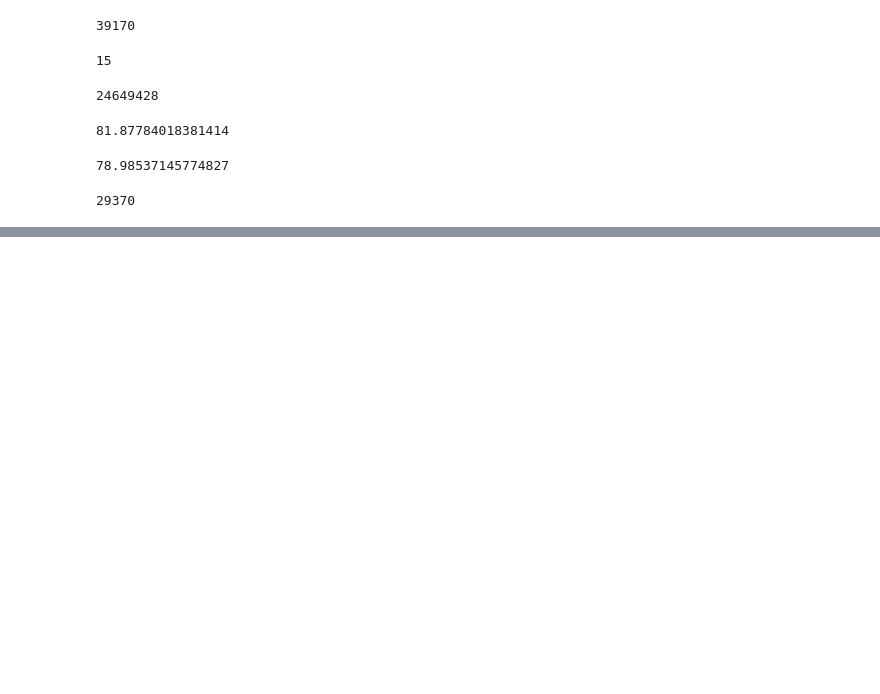
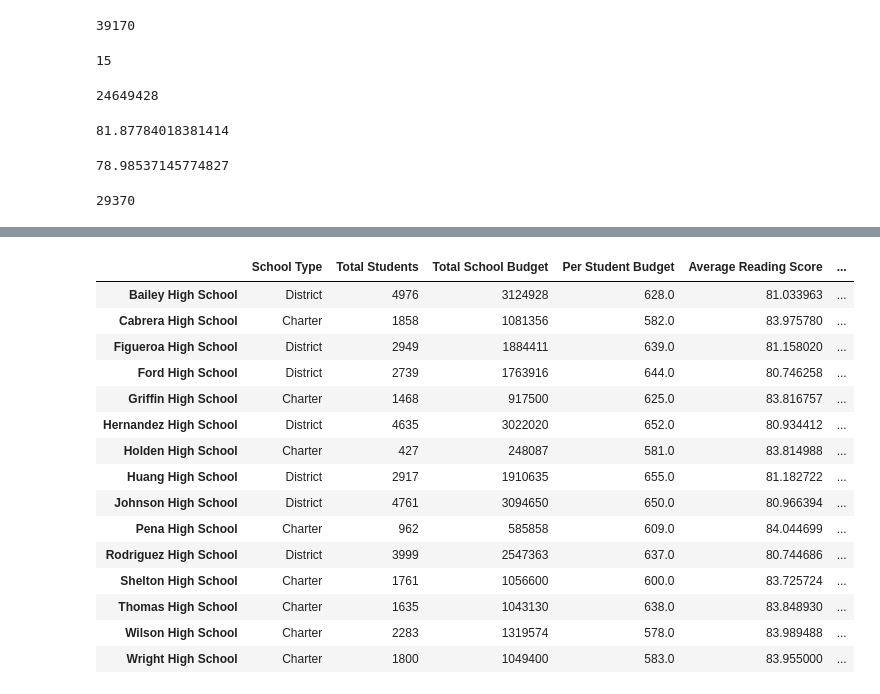
Before and after one commit to Aigerim-Zh/School-District-Analysis, a Jupyter notebook: PyCitySchools.ipynb, the cells around one changed output, grey strips where cells are left out. Cells and saved outputs as stored; diff of their text form; code cells hidden in the pictures; blank space fills up the shorter version.

Commit message:
Added code for Per School Summary Analysis

```diff
--- a/PyCitySchools.ipynb
+++ b/PyCitySchools.ipynb
@@ -277,0 +584,4 @@ district_summary_df
+# %%
+# Calculating the percentage of students who passed reading per school
+per_school_percentage_passing_reading = (per_school_count_passing_reading / per_school_student_count) * 100
+per_school_percentage_passing_reading
@@ -277,0 +605,4 @@ district_summary_df
+# %%
+# Overall passing count per school
+per_school_count_overall_passing = overall_passing.groupby(["school_name"]).count()["student_name"]
+per_school_count_overall_passing
@@ -277,0 +627,4 @@ district_summary_df
+# %%
+# Overall passing percentage per school
+per_school_percentage_overall_passing = (per_school_count_overall_passing / per_school_student_count) * 100
+per_school_percentage_overall_passing
@@ -277,0 +648,12 @@ district_summary_df
+# %%
+# Adding all the metrics in a new DataFrame to create a table
+per_school_summary_dict = ({"School Type": per_school_types,
+                         "Total Students": per_school_student_count,
+                         "Total School Budget": per_school_budget,
+                         "Per Student Budget": per_school_budget_per_student,
+                         "Average Reading Score": per_school_avg_reading_score,
+                         "Average Math Score": per_school_avg_math_score,
+                         "% Passing Reading": per_school_percentage_passing_reading,
+                         "% Passing Math": per_school_percentage_passing_math,
+                         "% Overall Passing": per_school_percentage_overall_passing})
+print(per_school_summary_dict)
@@ -277,0 +678,21 @@ district_summary_df
+# %%
+# Putting the dictionary into a DataFrame
+per_school_summary_df = pd.DataFrame(per_school_summary_dict)
+per_school_summary_df
+# %% [output]
+|  | School Type | Total Students | Total School Budget | Per Student Budget | Average Reading Score | ... |
+| Bailey High School | District | 4976 | 3124928 | 628.0 | 81.033963 | ... |
+| Cabrera High School | Charter | 1858 | 1081356 | 582.0 | 83.975780 | ... |
+| Figueroa High School | District | 2949 | 1884411 | 639.0 | 81.158020 | ... |
+| Ford High School | District | 2739 | 1763916 | 644.0 | 80.746258 | ... |
+| Griffin High School | Charter | 1468 | 917500 | 625.0 | 83.816757 | ... |
+| Hernandez High School | District | 4635 | 3022020 | 652.0 | 80.934412 | ... |
+| Holden High School | Charter | 427 | 248087 | 581.0 | 83.814988 | ... |
+| Huang High School | District | 2917 | 1910635 | 655.0 | 81.182722 | ... |
+| Johnson High School | District | 4761 | 3094650 | 650.0 | 80.966394 | ... |
+| Pena High School | Charter | 962 | 585858 | 609.0 | 84.044699 | ... |
+| Rodriguez High School | District | 3999 | 2547363 | 637.0 | 80.744686 | ... |
+| Shelton High School | Charter | 1761 | 1056600 | 600.0 | 83.725724 | ... |
+| Thomas High School | Charter | 1635 | 1043130 | 638.0 | 83.848930 | ... |
+| Wilson High School | Charter | 2283 | 1319574 | 578.0 | 83.989488 | ... |
+| Wright High School | Charter | 1800 | 1049400 | 583.0 | 83.955000 | ... |
```
Also changed, not shown: parts of 51 cells of this notebook.
